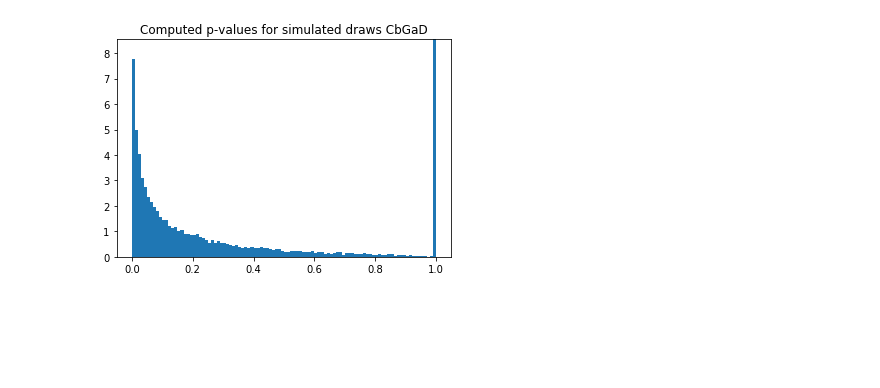
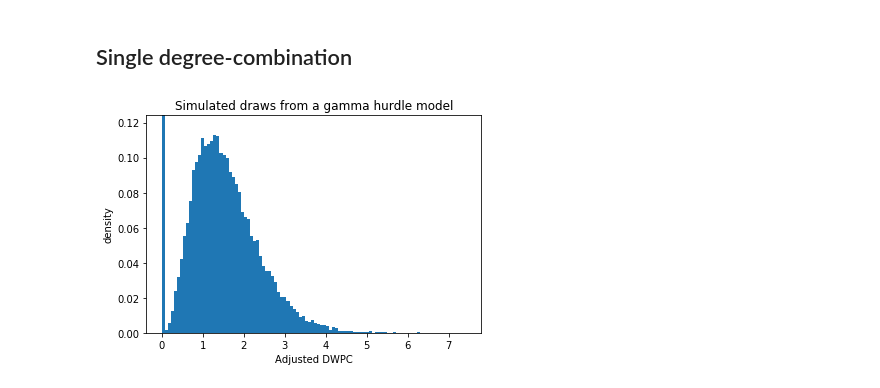
Before and after one commit to greenelab/connectivity-search-analyses, a Jupyter notebook: explore/p-value/simulate.ipynb, the cells around one changed output. Saved outputs shown, nothing was run; the diff lists cells and outputs as text; code cells hidden in the pictures; blank space fills up the shorter version.

```diff
--- a/explore/p-value/simulate.ipynb
+++ b/explore/p-value/simulate.ipynb
@@ -102,6 +15,19 @@ for values in tqdm.tqdm_notebook(list(perm_dgp.values())):
-# %%
-heights, bins, _ = plt.hist(p_values, bins=bins, density=True)
-plt.ylim((0, 1.1 * max(heights[:-1])))
-plt.title(f'Computed p-values for simulated draws {metapath}');
-# %% [output]
-[figure, removed]
+# %% [markdown]
+## Single degree-combination
+# %%
+# Draw values from a gamma hurdle model
+alpha, beta, p_nz = 4, 2.5, 0.2
+
+num_draws = 100_000
+num_nonzero = round(p_nz * num_draws)
+
+draws = scipy.stats.gamma.rvs(alpha, loc=0, scale=1/beta, size=num_nonzero)
+draws = numpy.concatenate((draws, numpy.zeros(num_draws - num_nonzero)))
+
+heights, _, _ = plt.hist(draws, bins=100, density=True);
+plt.title("Simulated draws from a gamma hurdle model")
+plt.xlabel("Adjusted DWPC")
+plt.ylabel('density')
+plt.ylim((0, 1.1 * max(heights[1:])));
+# %% [output]
+[figure, added]
```
Also changed, not shown: parts of 23 cells of this notebook.
